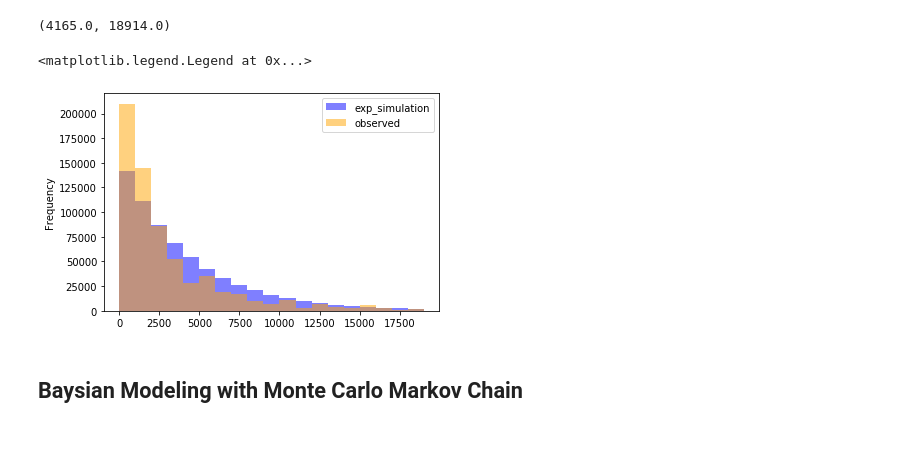
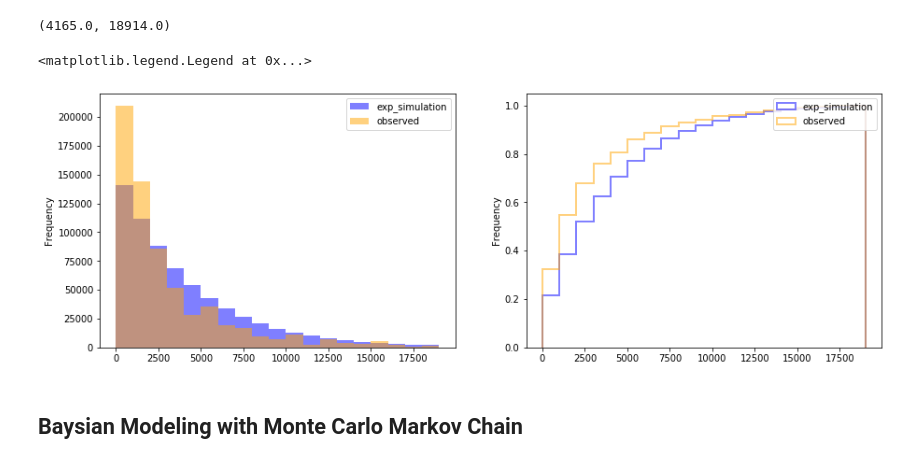
Before and after one commit to Shunling/Insight_HealthDataScience, a Jupyter notebook: Bayesian_Inference.ipynb, the cells around one changed output. Saved outputs shown, nothing was run; the diff lists cells and outputs as text; code cells hidden in the pictures.

```diff
--- a/Bayesian_Inference.ipynb
+++ b/Bayesian_Inference.ipynb
@@ -75,12 +75,3 @@ sd = amount.std()
 round(mean,0),round(sd,0)
 # %% [output]
 (4165.0, 18914.0)
-# %%
-from numpy.random import exponential
-exp = exponential(scale=mean,size=amount.shape[0])
-plt.hist(exp, bins=range(0,20000,1000),label='exp_simulation',alpha=0.5,color='blue')
-amount.plot.hist(bins=range(0,20000,1000),label='observed',alpha=0.5,color='orange')
-plt.legend()
-# %% [output]
-<matplotlib.legend.Legend at 0x...>
-[figure, removed]
@@ -87,3 +81,19 @@ plt.legend()
+# %%
+fig = plt.figure(figsize=(15,5))
+ax1 = fig.add_subplot(121)
+ax1.hist(exp, bins=range(0,20000,1000),label='exp_simulation',alpha=0.5,color='blue')
+amount.plot.hist(bins=range(0,20000,1000),label='observed',alpha=0.5,color='orange',ax=ax1)
+plt.legend()
+
+ax2 = fig.add_subplot(122)
+ax2.hist(exp, bins=range(0,20000,1000),label='exp_simulation',alpha=0.5,color='blue',\
+        density=True, cumulative=True,histtype='step',linewidth=2)
+amount.plot.hist(bins=range(0,20000,1000),label='observed',alpha=0.5,color='orange',ax=ax2,\
+                density=True, cumulative=True,histtype='step',linewidth=2)
+plt.legend()
+# %% [output]
+<matplotlib.legend.Legend at 0x...>
+[figure, added]
 # %% [markdown]
 ## Baysian Modeling with Monte Carlo Markov Chain
 # %%
```
Also changed, not shown: parts of 3 cells of this notebook.
